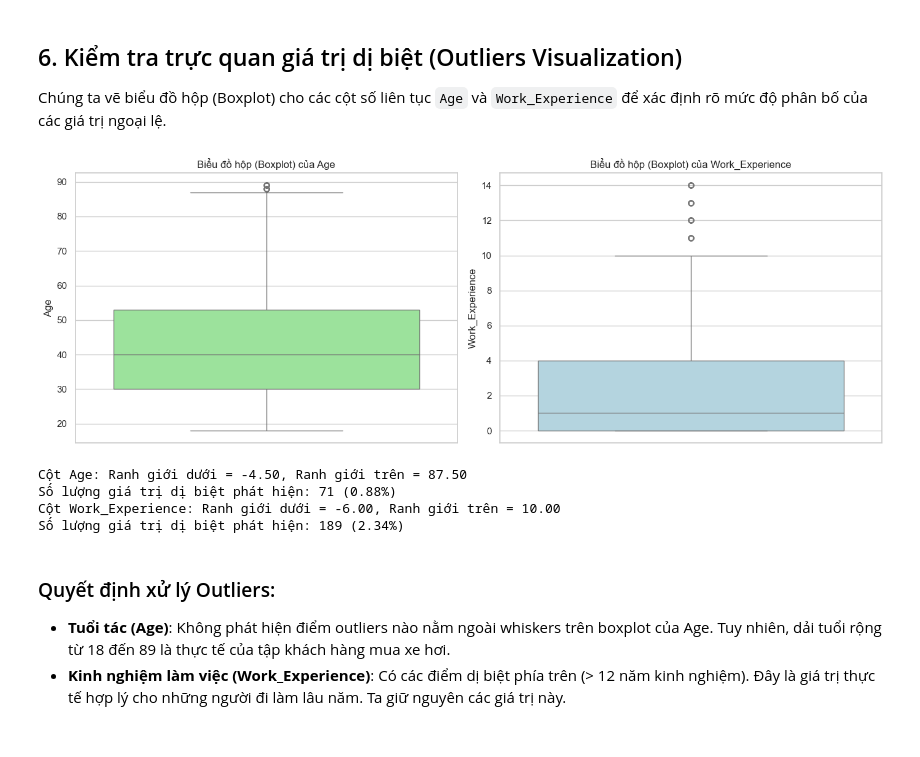
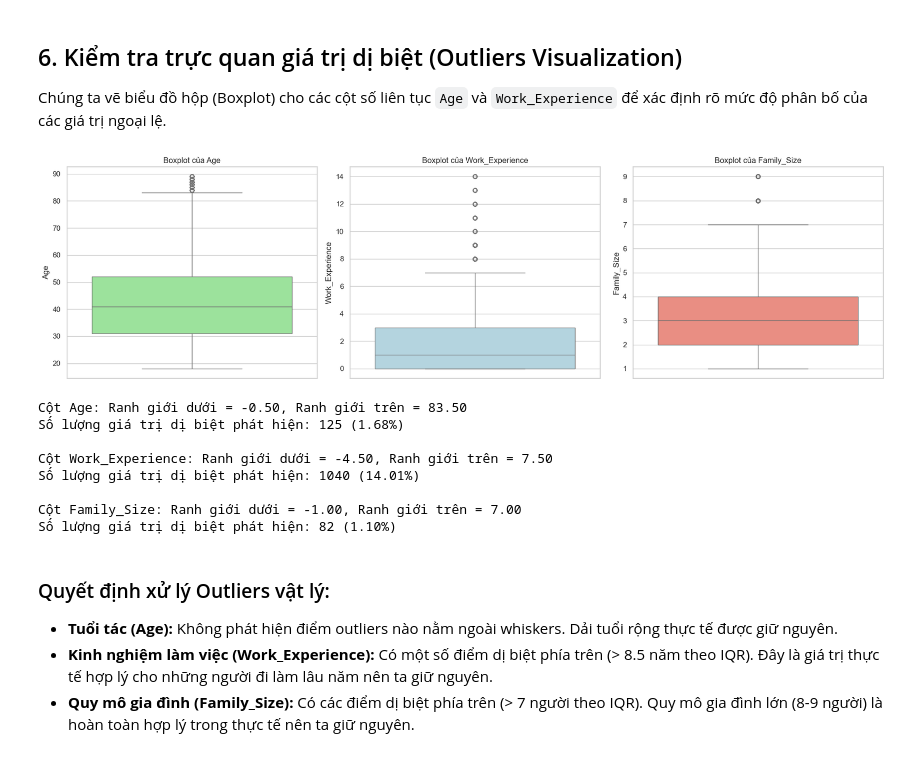
Before and after one commit to itsanhkhoi12/UTH-MACHINE-LEARNING-ASSIGNMENTS-GR02, a Jupyter notebook: practice_3/vqd_3/03_data_cleaning.ipynb, the cells around one changed output. Drawn from its saved outputs; the diff is of its cells as text; code cells hidden in the pictures.

```diff
--- a/practice_3/vqd_3/03_data_cleaning.ipynb
+++ b/practice_3/vqd_3/03_data_cleaning.ipynb
@@ -45,0 +47,15 @@ Sau khi xóa trùng lặp - Train: (8068, 11), Test: (2627, 10)
+# %%
+# Thống kê kích thước trước khi lọc
+size_before = train_df.shape[0]
+
+# 1. Xác định các bản ghi thực sự vi phạm logic (bỏ qua NaN để xử lý điền khuyết sau)
+mask_anomaly_age = (train_df['Age'] - train_df['Work_Experience'] < 15)
+mask_anomaly_prof = (train_df['Profession'].isin(['Doctor', 'Lawyer'])) & (train_df['Graduated'] == 'No')
+
+# 2. Loại bỏ các bản ghi thực sự vi phạm logic
+train_df = train_df[~(mask_anomaly_age | mask_anomaly_prof)]
+
+size_after = train_df.shape[0]
+print(f"Kích thước trước khi lọc logic: {size_before}")
+print(f"Kích thước sau khi lọc logic:  {size_after}")
+print(f"Số lượng bản ghi bị loại bỏ:   {size_before - size_after}")
@@ -175,9 +195,7 @@ train_df_raw = train_df.copy()
 for col in train_df.columns:
     if col in impute_values:
         train_df[col] = train_df[col].fillna(impute_values[col])
-        test_df[col] = test_df[col].fillna(impute_values[col])
 
 print(f"Số lượng khuyết thiếu sau xử lý ở Train: {train_df.isnull().sum().sum()}")
-print(f"Số lượng khuyết thiếu sau xử lý ở Test:  {test_df.isnull().sum().sum()}")
 # %% [output]
 Số lượng khuyết thiếu sau xử lý ở Train: 0
@@ -203,20 +269,24 @@ Như ta thấy trên đồ thị KDE, đường phân phối sau khi điền khu
 
 Chúng ta vẽ biểu đồ hộp (Boxplot) cho các cột số liên tục `Age` và `Work_Experience` để xác định rõ mức độ phân bố của các giá trị ngoại lệ.
 # %%
-fig, axes = plt.subplots(1, 2, figsize=(14, 5))
+fig, axes = plt.subplots(1, 3, figsize=(18, 5))
 
 # Boxplot cho Age
 sns.boxplot(data=train_df, y='Age', ax=axes[0], color='lightgreen')
-axes[0].set_title("Biểu đồ hộp (Boxplot) của Age")
+axes[0].set_title("Boxplot của Age")
 
 # Boxplot cho Work_Experience
 sns.boxplot(data=train_df, y='Work_Experience', ax=axes[1], color='lightblue')
-axes[1].set_title("Biểu đồ hộp (Boxplot) của Work_Experience")
+axes[1].set_title("Boxplot của Work_Experience")
+
+# Boxplot cho Family_Size
+sns.boxplot(data=train_df, y='Family_Size', ax=axes[2], color='salmon')
+axes[2].set_title("Boxplot của Family_Size")
 
 plt.tight_layout()
 plt.show()
 # %% [output]
-[figure, old version]
+[figure, new version]
 # %%
 def detect_outliers_iqr(df, col):
     Q1 = df[col].quantile(0.25)
@@ -226,17 +296,23 @@ def detect_outliers_iqr(df, col):
     upper_bound = Q3 + 1.5 * IQR
     outliers = df[(df[col] < lower_bound) | (df[col] > upper_bound)]
     print(f"Cột {col}: Ranh giới dưới = {lower_bound:.2f}, Ranh giới trên = {upper_bound:.2f}")
-    print(f"Số lượng giá trị dị biệt phát hiện: {len(outliers)} ({len(outliers)/len(df)*100:.2f}%)")
+    print(f"Số lượng giá trị dị biệt phát hiện: {len(outliers)} ({len(outliers)/len(df)*100:.2f}%)\n")
     return lower_bound, upper_bound
 
 lower_age, upper_age = detect_outliers_iqr(train_df, 'Age')
 lower_work, upper_work = detect_outliers_iqr(train_df, 'Work_Experience')
+lower_fam, upper_fam = detect_outliers_iqr(train_df, 'Family_Size')
 # %% [output]
-Cột Age: Ranh giới dưới = -4.50, Ranh giới trên = 87.50
-Số lượng giá trị dị biệt phát hiện: 71 (0.88%)
-Cột Work_Experience: Ranh giới dưới = -6.00, Ranh giới trên = 10.00
-Số lượng giá trị dị biệt phát hiện: 189 (2.34%)
+Cột Age: Ranh giới dưới = -0.50, Ranh giới trên = 83.50
+Số lượng giá trị dị biệt phát hiện: 125 (1.68%)
+
+Cột Work_Experience: Ranh giới dưới = -4.50, Ranh giới trên = 7.50
+Số lượng giá trị dị biệt phát hiện: 1040 (14.01%)
+
+Cột Family_Size: Ranh giới dưới = -1.00, Ranh giới trên = 7.00
+Số lượng giá trị dị biệt phát hiện: 82 (1.10%)
 # %% [markdown]
-### Quyết định xử lý Outliers:
-- **Tuổi tác (Age)**: Không phát hiện điểm outliers nào nằm ngoài whiskers trên boxplot của Age. Tuy nhiên, dải tuổi rộng từ 18 đến 89 là thực tế của tập khách hàng mua xe hơi.
-- **Kinh nghiệm làm việc (Work_Experience)**: Có các điểm dị biệt phía trên (> 12 năm kinh nghiệm). Đây là giá trị thực tế hợp lý cho những người đi làm lâu năm. Ta giữ nguyên các giá trị này.
+### Quyết định xử lý Outliers vật lý:
+- **Tuổi tác (Age):** Không phát hiện điểm outliers nào nằm ngoài whiskers. Dải tuổi rộng thực tế được giữ nguyên.
+- **Kinh nghiệm làm việc (Work_Experience):** Có một số điểm dị biệt phía trên (> 8.5 năm theo IQR). Đây là giá trị thực tế hợp lý cho những người đi làm lâu năm nên ta giữ nguyên.
+- **Quy mô gia đình (Family_Size):** Có các điểm dị biệt phía trên (> 7 người theo IQR). Quy mô gia đình lớn (8-9 người) là hoàn toàn hợp lý trong thực tế nên ta giữ nguyên.
```
Also changed, not shown: parts of 20 cells of this notebook, 33 other files.
